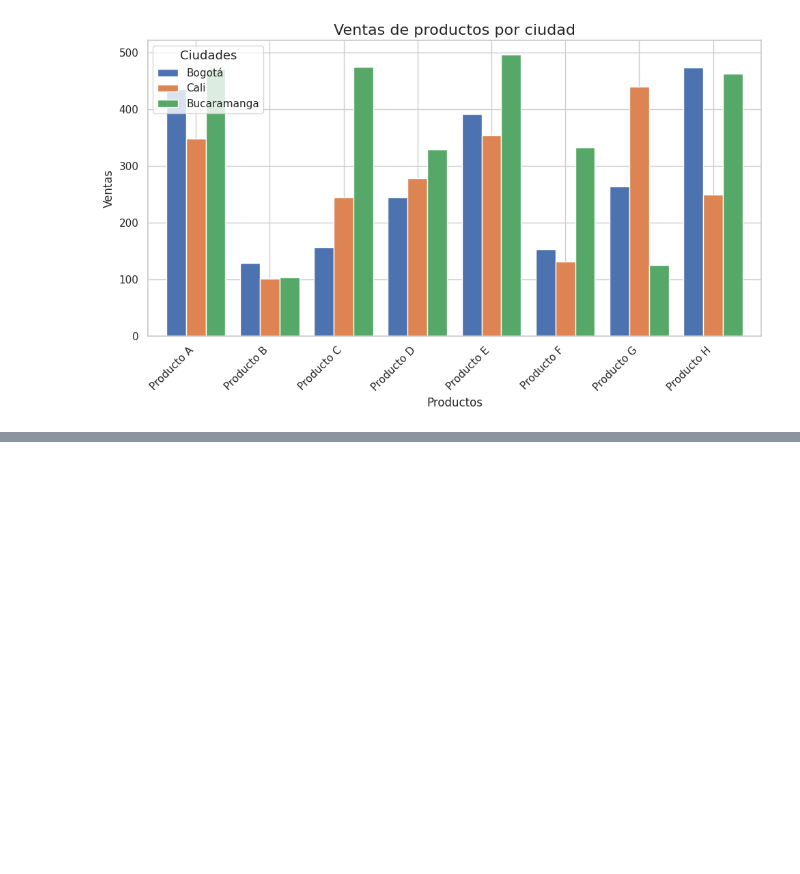
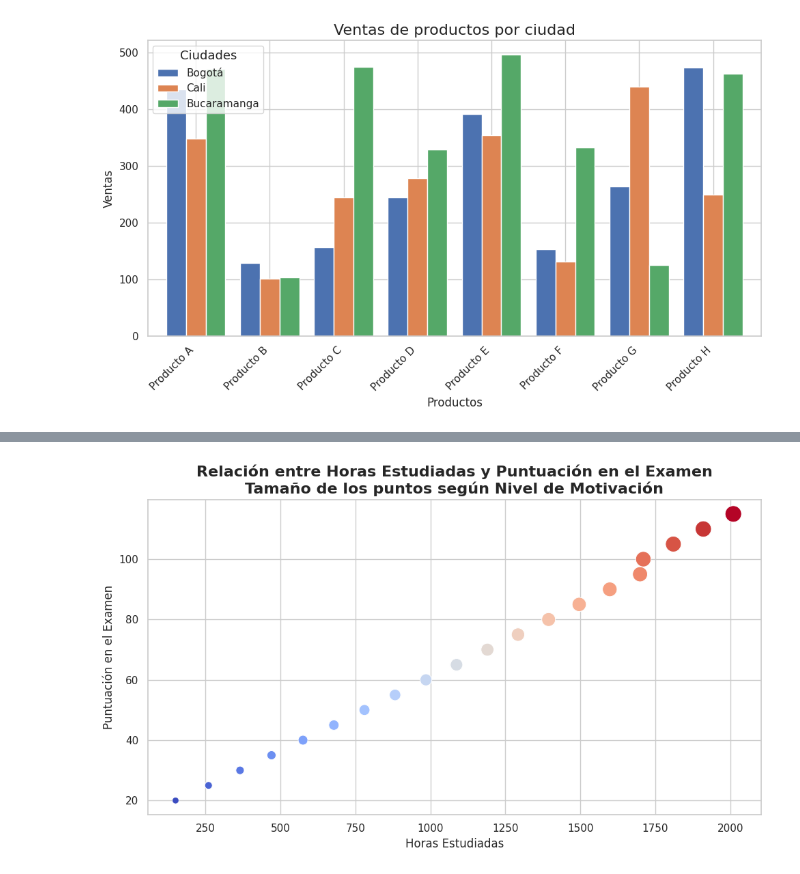
Before and after one commit to Alejohenao-8/python, a Jupyter notebook: funciones_y_bibliotecas_Matplotlib_y_Seaborn.ipynb, the cells around one changed output, grey strips where cells are left out. Saved outputs shown, nothing was run; the diff lists cells and outputs as text; code cells hidden in the pictures; blank space fills up the shorter version.

```diff
--- a/funciones_y_bibliotecas_Matplotlib_y_Seaborn.ipynb
+++ b/funciones_y_bibliotecas_Matplotlib_y_Seaborn.ipynb
@@ -89,0 +89,48 @@ plt.show()
+# %%
+#Realizar un gráfico personalizado (aplicar un estilo atractivo) para visualizar la relación
+#entre el número de horas estudiadas y la puntuación obtenida en un examen,
+#utilizando el nivel de motivación como tercera variable (representado por el tamaño
+#de los puntos)
+
+import matplotlib.pyplot as plt
+import seaborn as sns
+import pandas as pd
+
+# Crear un DataFrame con los datos de ejemplo
+data = {
+    'Horas estudiadas': [150, 260, 365, 470, 575, 678, 780, 882, 985, 1087,
+                         1190, 1292, 1394, 1496, 1598, 1699, 1710, 1810, 1910, 2010],
+    'Puntuación en el examen': [20, 25, 30, 35, 40, 45, 50, 55, 60, 65,
+                                70, 75, 80, 85, 90, 95, 100, 105, 110, 115],
+    'Nivel de motivación': [20, 25, 30, 35, 40, 45, 50, 55, 60, 65,
+                            70, 75, 80, 85, 90, 95, 100, 105, 110, 115]
+}
+
+df = pd.DataFrame(data)
+
+# Configuración del gráfico
+sns.set(style="whitegrid")  # Establecer estilo atractivo
+plt.figure(figsize=(10, 6))  # Ajustar tamaño del gráfico
+
+# Crear el gráfico de dispersión (scatter plot)
+sns.scatterplot(data=df,
+                x='Horas estudiadas',
+                y='Puntuación en el examen',
+                size='Nivel de motivación',
+                sizes=(50, 300),  # Tamaño mínimo y máximo de los puntos
+                hue='Nivel de motivación',
+                palette='coolwarm',  # Usar una paleta de colores atractiva
+                legend=None,
+                marker='o')
+
+# Añadir etiquetas y título
+plt.title('Relación entre Horas Estudiadas y Puntuación en el Examen\n'
+          'Tamaño de los puntos según Nivel de Motivación', fontsize=16, fontweight='bold')
+plt.xlabel('Horas Estudiadas', fontsize=12)
+plt.ylabel('Puntuación en el Examen', fontsize=12)
+
+# Mostrar el gráfico
+plt.tight_layout()  # Ajustar márgenes para mejor presentación
+plt.show()
+# %% [output]
+[figure, added]
```
Also changed, not shown: parts of 6 cells of this notebook.
